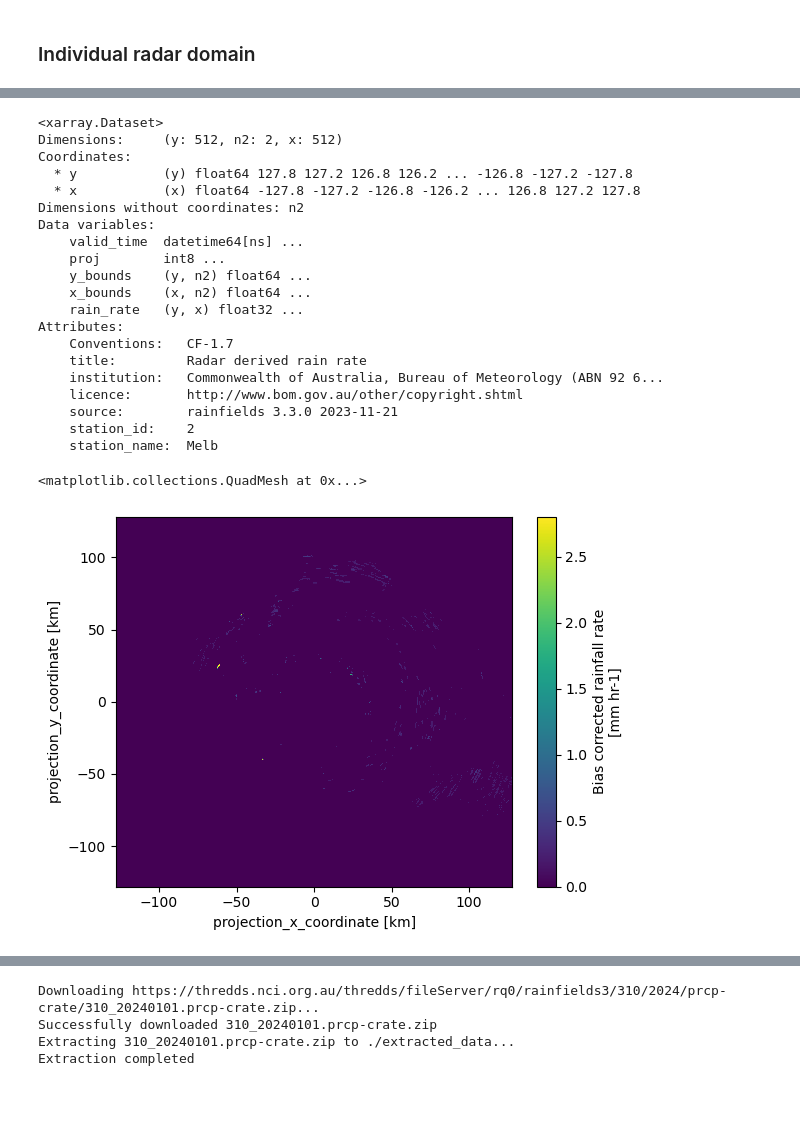
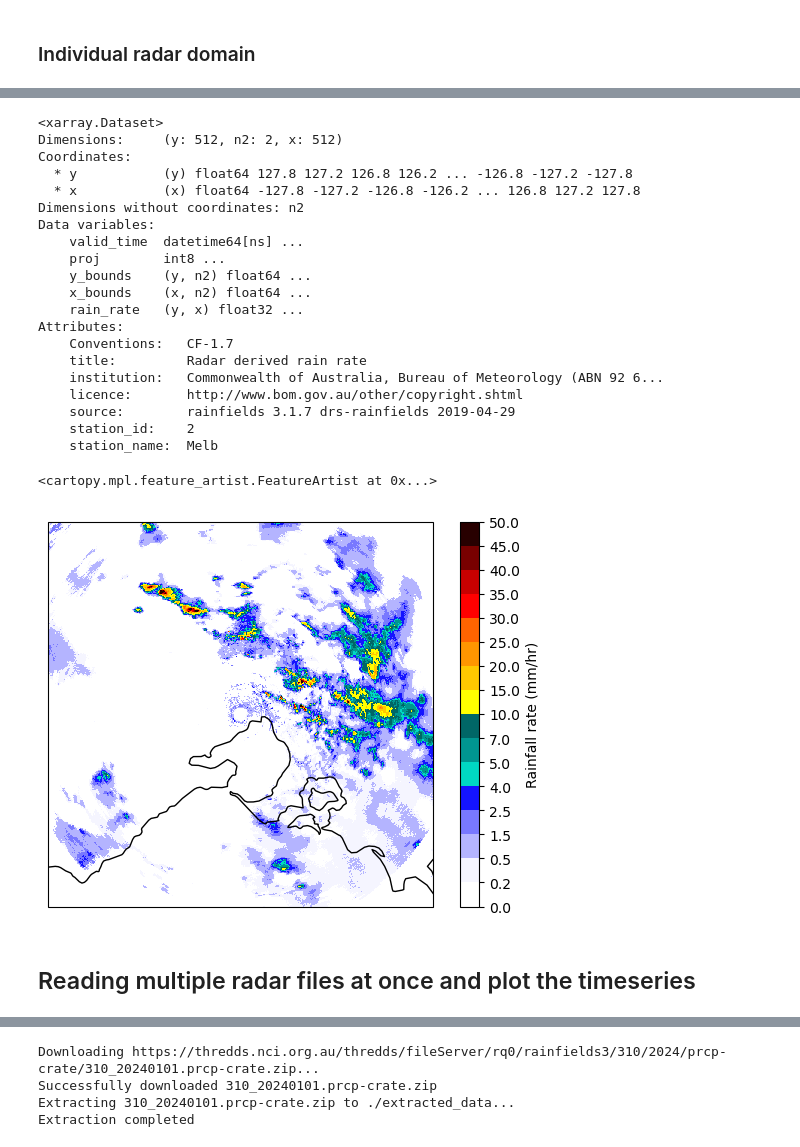
Before and after one commit to vlouf/Monash-Radar-Workshop-2025, a Jupyter notebook: 04 - Rainfields/rainfields_product.ipynb, the cells around one changed output, grey strips where cells are left out. Saved outputs shown, nothing was run; the diff lists cells and outputs as text; code cells hidden in the pictures; blank space fills up the shorter version.

```diff
--- a/04 - Rainfields/rainfields_product.ipynb
+++ b/04 - Rainfields/rainfields_product.ipynb
@@ -65,5 +87,5 @@ Extraction completed
 # %%
-da = xr.open_dataset('./extracted_data/2_20240101_125000.prcp-crate.nc')
+da = xr.open_dataset('./extracted_data/2_20191201_054842.prcp-crate.nc')
 da
 # %% [output]
 <xarray.Dataset>
@@ -83,11 +105,6 @@ Attributes:
     title:         Radar derived rain rate
     institution:   Commonwealth of Australia, Bureau of Meteorology (ABN 92 6...
     licence:       http://www.bom.gov.au/other/copyright.shtml
-    source:        rainfields 3.3.0 2023-11-21
+    source:        rainfields 3.1.7 drs-rainfields 2019-04-29
     station_id:    2
     station_name:  Melb
-# %%
-da.rain_rate.plot()
-# %% [output]
-<matplotlib.collections.QuadMesh at 0x...>
-[figure, removed]
@@ -93,0 +181,23 @@ da.rain_rate.plot()
+# %%
+target_proj = get_ccrs_from_proj(da)
+da_km = transform_coords_from_km_to_m(da)
+# %%
+plt.figure(figsize=(7,5))
+ax = plt.axes(projection=target_proj)
+ax.set_xmargin(0)
+ax.set_ymargin(0)
+to_plot = da_km.rain_rate
+to_plot.plot(ax=ax,
+             vmin=0,
+             cmap=cmap_rf3.cm_rainfall,
+             levels=cmap_rf3.rainfall_levels_hr,
+             cbar_kwargs={'ticks': cmap_rf3.rainfall_levels_hr,
+                          'label': 'Rainfall rate (mm/hr)',
+                          'extend': 'neither',
+                          })
+ax.coastlines('10m')
+# %% [output]
+<cartopy.mpl.feature_artist.FeatureArtist at 0x...>
+[figure, added]
+# %% [markdown]
+## Reading multiple radar files at once and plot the timeseries
```
Also changed, not shown: parts of 22 cells of this notebook, 1 other file.
